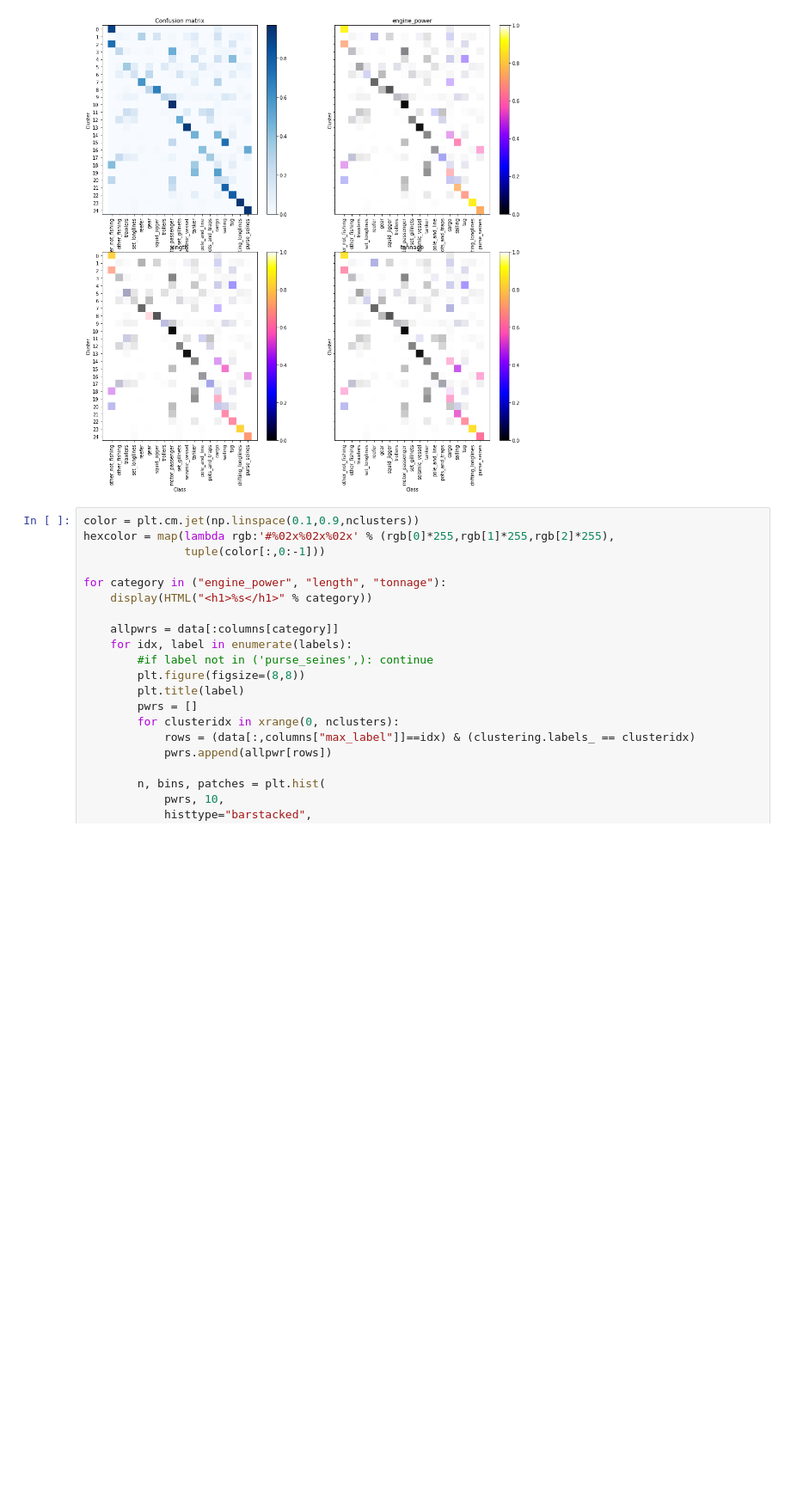
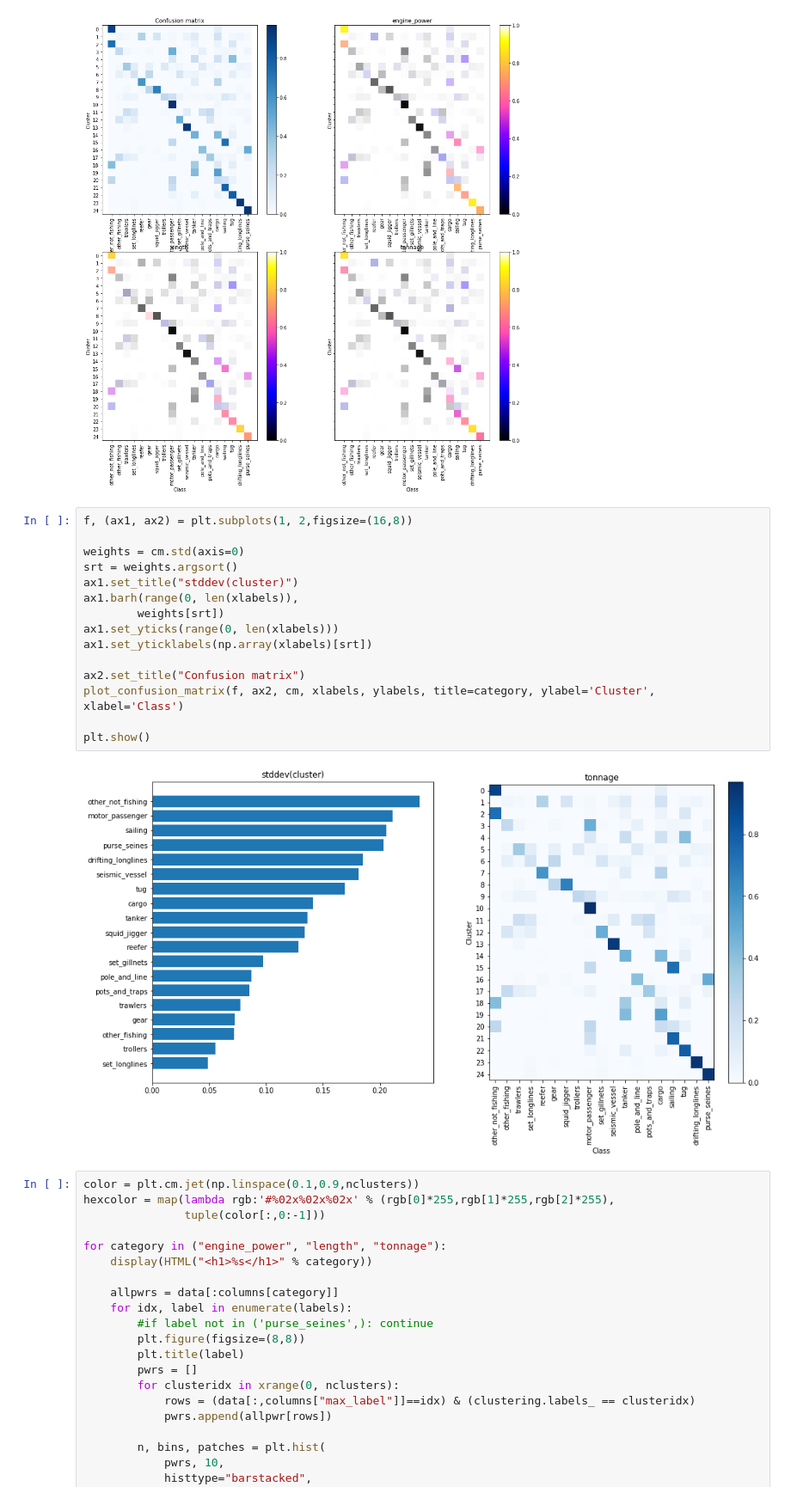
Before and after one commit to GlobalFishingWatch/vessels_gear_embedding, a Jupyter notebook: vessels_gear_embedding.ipynb, the cells around one changed output. Shown at 86% size. Cells and saved outputs as stored; diff of their text form; blank space fills up the shorter version.

Commit message:
Added stddev(cluster)

```diff
--- a/vessels_gear_embedding.ipynb
+++ b/vessels_gear_embedding.ipynb
@@ -114,6 +114,23 @@ for idx, category in enumerate(("Confusion matrix", "engine_power", "length", "t
 plt.show()
 # %% [output]
 [figure]
+# %%
+f, (ax1, ax2) = plt.subplots(1, 2,figsize=(16,8))
+
+weights = cm.std(axis=0)
+srt = weights.argsort()
+ax1.set_title("stddev(cluster)")
+ax1.barh(range(0, len(xlabels)),
+        weights[srt])
+ax1.set_yticks(range(0, len(xlabels)))
+ax1.set_yticklabels(np.array(xlabels)[srt])
+
+ax2.set_title("Confusion matrix")
+plot_confusion_matrix(f, ax2, cm, xlabels, ylabels, title=category, ylabel='Cluster', xlabel='Class')
+
+plt.show()
+# %% [output]
+[figure, added]
 # %%
 color = plt.cm.jet(np.linspace(0.1,0.9,nclusters))
 hexcolor = map(lambda rgb:'#%02x%02x%02x' % (rgb[0]*255,rgb[1]*255,rgb[2]*255),
```
